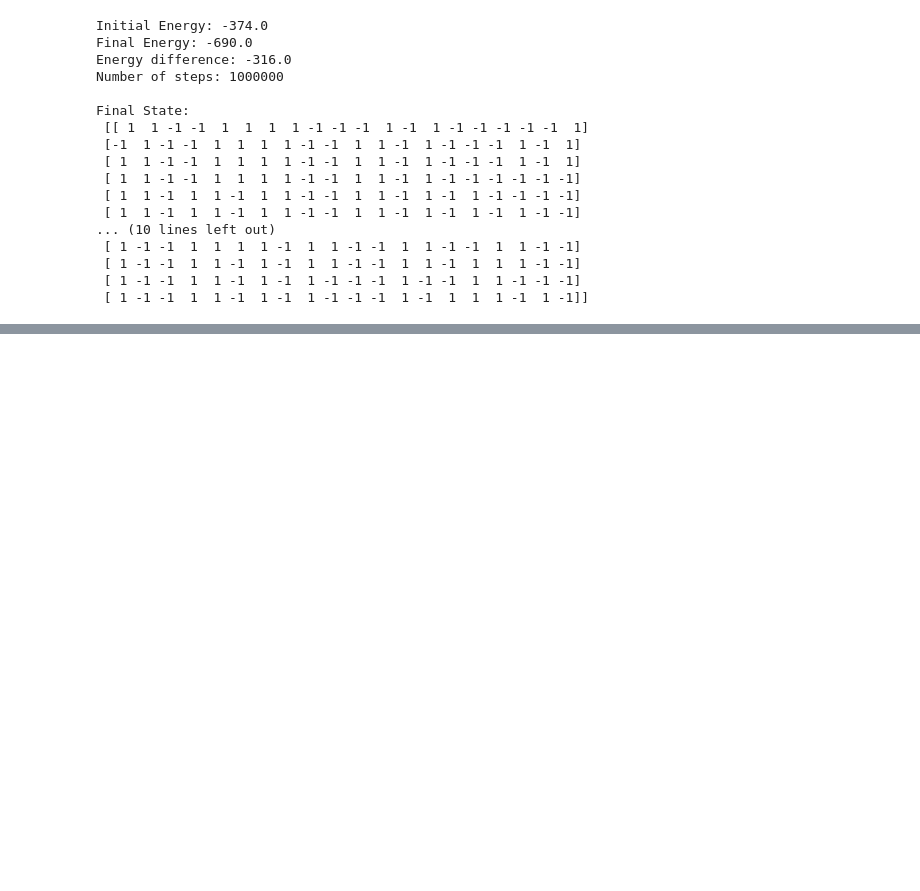
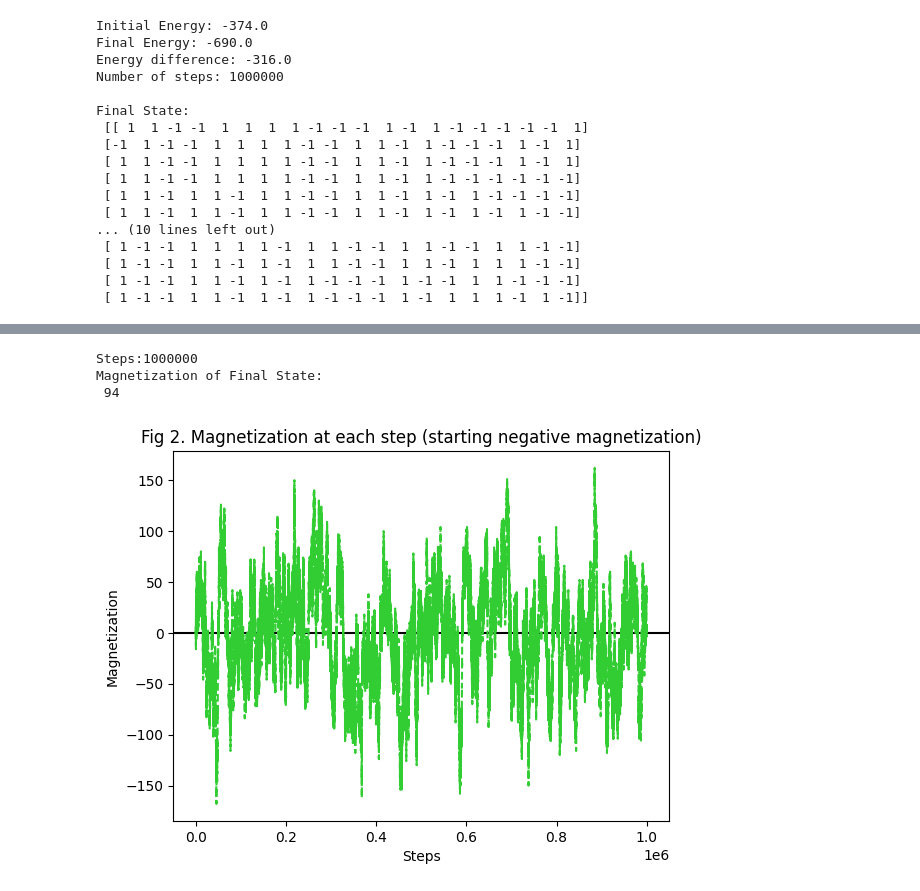
Before and after one commit to SanchezJJC/ApPhy-155, a Jupyter notebook: Sanchez_lab_assignment_module6.ipynb, the cells around one changed output, grey strips where cells are left out. Cells and saved outputs as stored; diff of their text form; code cells hidden in the pictures; blank space fills up the shorter version.

```diff
--- a/Sanchez_lab_assignment_module6.ipynb
+++ b/Sanchez_lab_assignment_module6.ipynb
@@ -457,0 +515,23 @@ ValueError: ignored
+# %%
+# Magnetization for 1 milion steps (starting with net negative magnetization)
+neg_Mag_array = sim_Mag(array=neg_magnet_array, steps=step)
+
+print(f"Steps:{step}\nMagnetization of Final State:\n {neg_Mag_array[-1]}")
+# %% [output]
+Steps:1000000
+Magnetization of Final State:
+ 94
+# %%
+# PLOTTING Fig2
+
+fig2, ax2 = plt.subplots()
+
+plt.axhline(0., color='black', linestyle='solid')
+
+plot_settings(fig2,ax2,t_array,Mag_array, xlabel="Steps", ylabel="Magnetization", \
+              color="limegreen", title="Fig 2. Magnetization at each step (starting negative magnetization)", markersize=0.00001, linestyle="--")
+
+
+plt.show()
+# %% [output]
+[figure, added]
```
Also changed, not shown: parts of 7 cells of this notebook.
